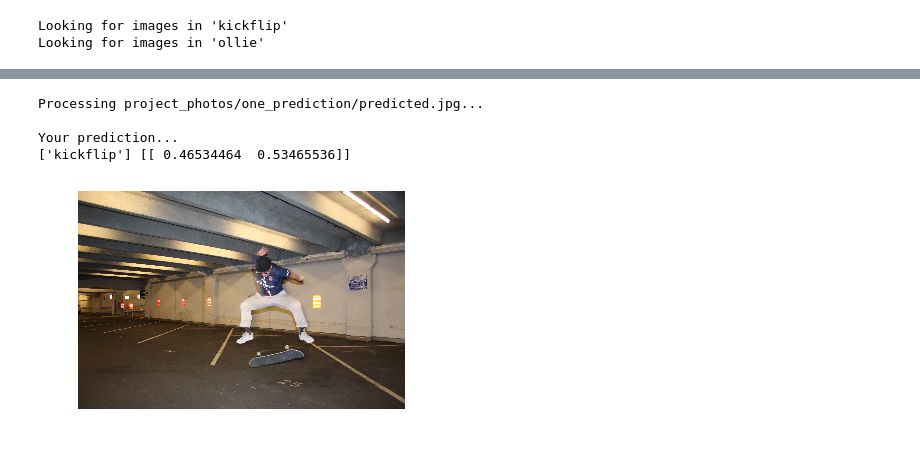
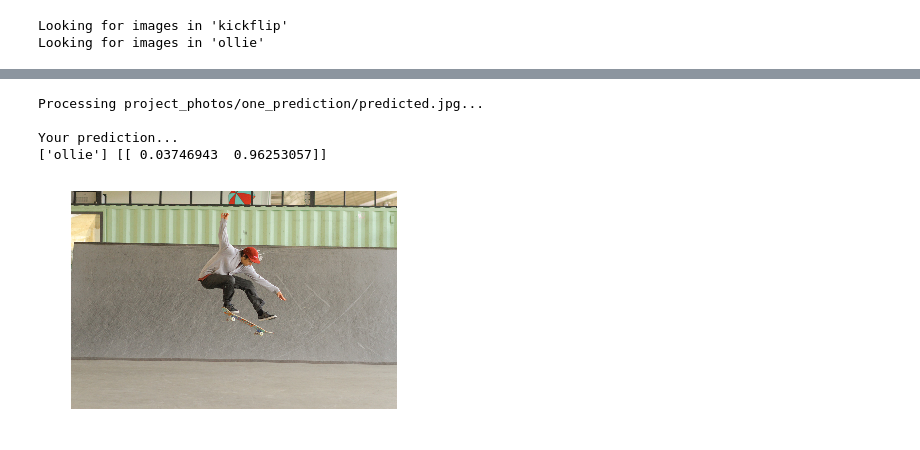
Before and after one commit to nathanch0/Skateboard_Trick_Identifier, a Jupyter notebook: creation.ipynb, the cells around one changed output, grey strips where cells are left out. Saved outputs shown, nothing was run; the diff lists cells and outputs as text; code cells hidden in the pictures.

```diff
--- a/creation.ipynb
+++ b/creation.ipynb
@@ -120,8 +102,8 @@ avg / total       0.95      0.95      0.95       680
-# %%
-prediction.predict_one('Capstone_photo/kickflip_test/IMG_8985.JPG')
-# %% [output]
-Processing project_photos/one_prediction/predicted.jpg...
-
-Your prediction...
-['kickflip'] [[ 0.46534464  0.53465536]]
-[figure, removed]
+# %%
+prediction.predict_one('test_photos/test_kickflip.jpg')
+# %% [output]
+Processing project_photos/one_prediction/predicted.jpg...
+
+Your prediction...
+['ollie'] [[ 0.03746943  0.96253057]]
+[figure, added]
```
Also changed, not shown: parts of 2 cells of this notebook, 3 other files.
